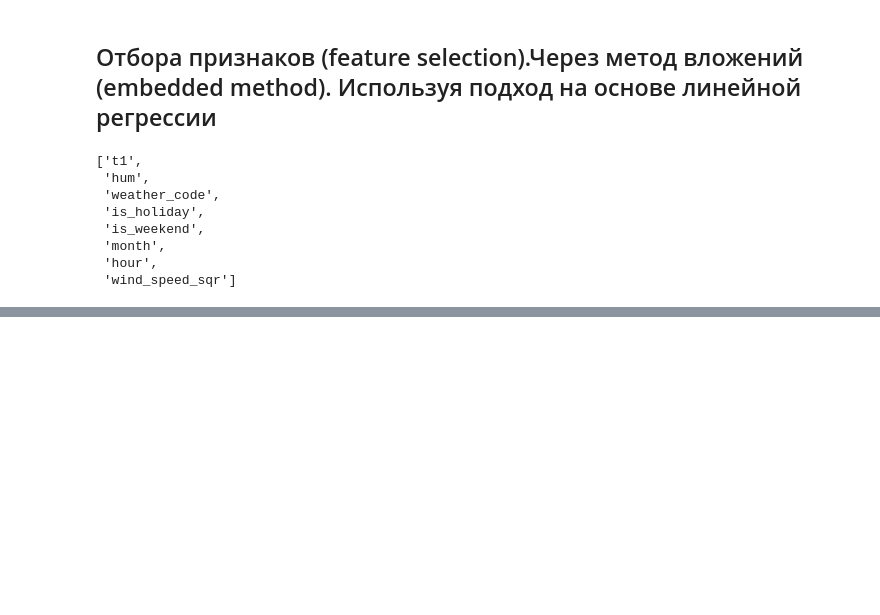
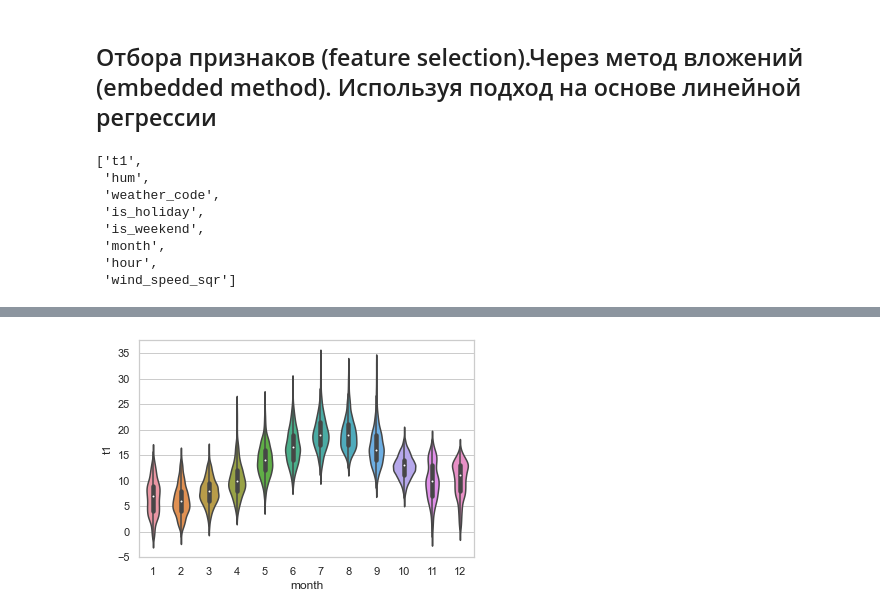
Before and after one commit to loudger/BMSTU_MMO, a Jupyter notebook: РК1/Юсипов РК1 ММО.ipynb, the cells around one changed output, grey strips where cells are left out. Drawn from its saved outputs; the diff is of its cells as text; code cells hidden in the pictures; blank space fills up the shorter version.

```diff
--- a/РК1/Юсипов РК1 ММО.ipynb
+++ b/РК1/Юсипов РК1 ММО.ipynb
@@ -181,0 +187,5 @@ list(zip(feature_names, sel_e_ls1.get_support()))
+# %%
+# Температура в каждом месяце года
+ax = sns.violinplot(x=data["month"], y= data['t1'])
+# %% [output]
+[figure, added]
```
Also changed, not shown: parts of 4 cells of this notebook.
